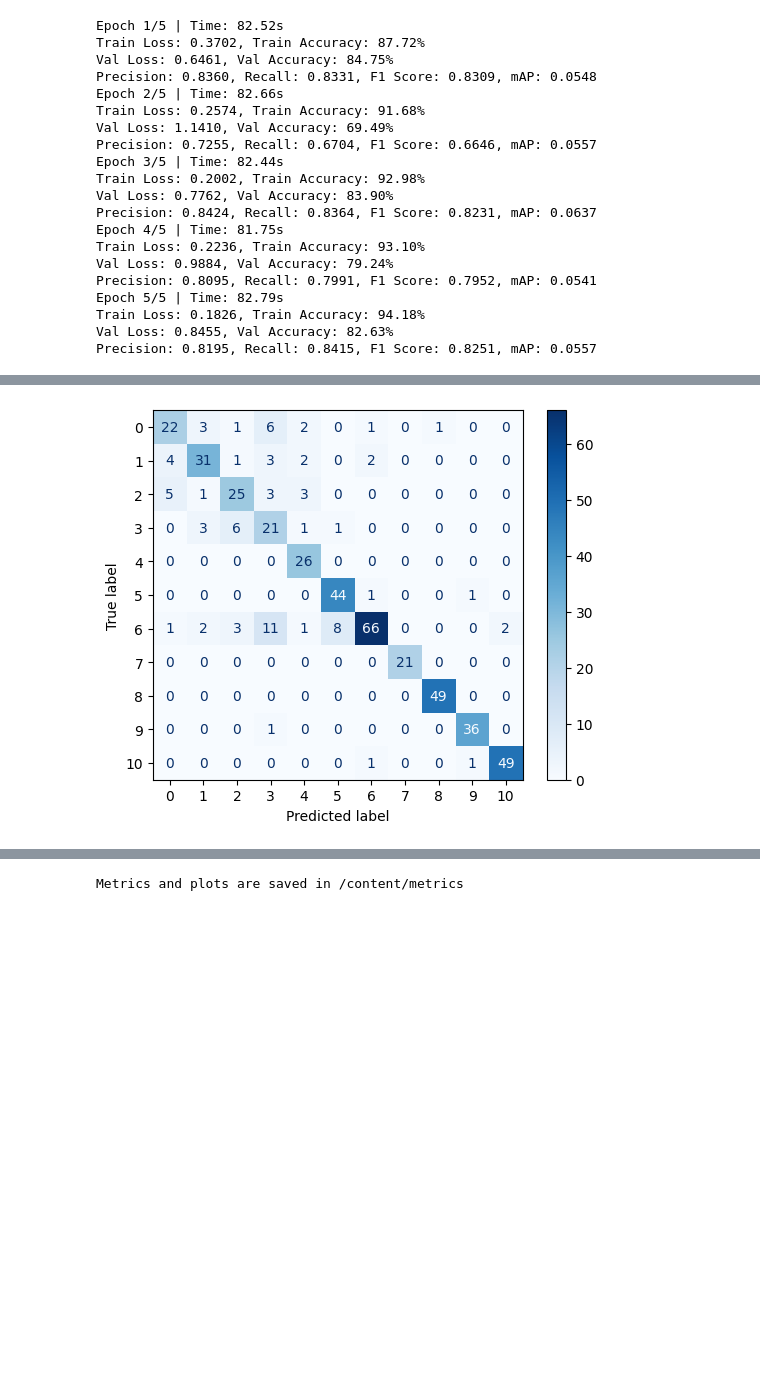
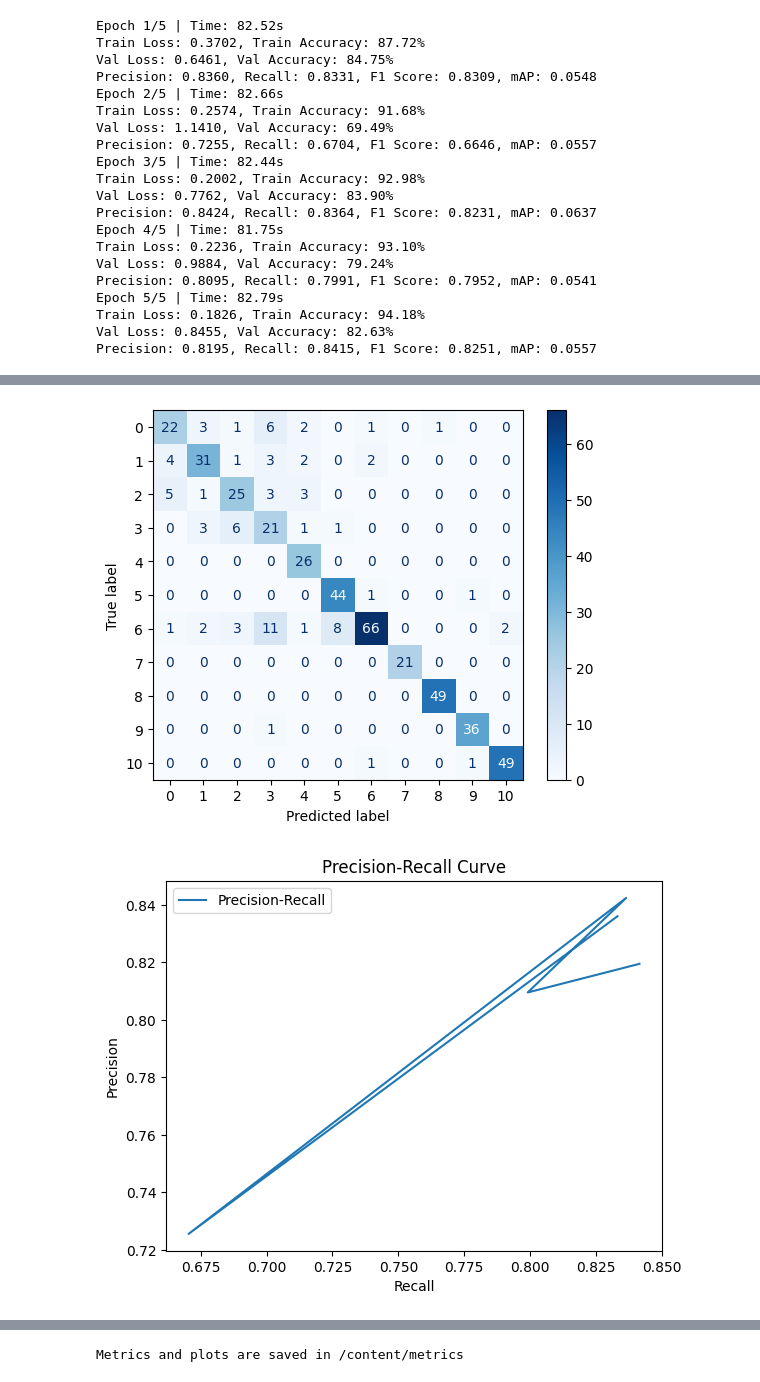
Before and after one commit to leighTOR/fishlens-efficientnet, a Jupyter notebook: fishlens_efficientnetv6.ipynb, the cells around one changed output, grey strips where cells are left out. Drawn from its saved outputs; the diff is of its cells as text; code cells hidden in the pictures; blank space fills up the shorter version.

Commit message:
add graphs

```diff
--- a/fishlens_efficientnetv6.ipynb
+++ b/fishlens_efficientnetv6.ipynb
@@ -288,31 +289,91 @@ def plot_metrics(train_losses, val_losses, train_accuracies, val_accuracies):
     plt.xlabel('Epochs')
     plt.ylabel('Loss')
     plt.legend()
 
     plt.subplot(1, 2, 2)
     plt.plot(epochs, train_accuracies, label='Train Accuracy')
     plt.plot(epochs, val_accuracies, label='Val Accuracy')
     plt.title('Accuracy over Epochs')
     plt.xlabel('Epochs')
     plt.ylabel('Accuracy')
     plt.legend()
 
     plt.tight_layout()
     plt.savefig(f"{save_dir}/loss_accuracy_plot.png")
     plt.show()
 
 # Display confusion matrix
 def plot_confusion_matrix(val_labels, val_preds, num_classes):
     cm = confusion_matrix(val_labels, val_preds)
     disp = ConfusionMatrixDisplay(confusion_matrix=cm, display_labels=range(num_classes))
     disp.plot(cmap=plt.cm.Blues)
     plt.savefig(f"{save_dir}/confusion_matrix.png")
     plt.show()
 
+# Additional graph plotting functions
+
+# 1. Precision-Recall Curve
+def plot_precision_recall_curve(recalls, precisions):
+    plt.figure()
+    plt.plot(recalls, precisions, label='Precision-Recall')
+    plt.xlabel('Recall')
+    plt.ylabel('Precision')
+    plt.title('Precision-Recall Curve')
+    plt.legend()
+    plt.savefig(f"{save_dir}/precision_recall_curve.png")
+    plt.show()
+
+# 2. F1-Score Curve
+def plot_f1_score_curve(f1s):
+    plt.figure()
+    plt.plot(f1s, label='F1 Score')
+    plt.xlabel('Epochs')
+    plt.ylabel('F1 Score')
+    plt.title('F1 Score Curve')
+    plt.legend()
+    plt.savefig(f"{save_dir}/f1_score_curve.png")
+    plt.show()
+
+# 3. Loss Curves (Training and Validation)
+def plot_loss_curves(train_losses, val_losses):
+    plt.figure()
+    plt.plot(train_losses, label='Train Loss')
+    plt.plot(val_losses, label='Validation Loss')
+    plt.xlabel('Epochs')
+    plt.ylabel('Loss')
+    plt.title('Training and Validation Loss')
+    plt.legend()
+    plt.savefig(f"{save_dir}/loss_curves.png")
+    plt.show()
+
+# 4. Overfitting/Underfitting Analysis (Training vs Validation Loss)
+def plot_overfitting_analysis(train_losses, val_losses):
+    plt.figure()
+    plt.plot(train_losses, label='Train Loss')
+    plt.plot(val_losses, label='Validation Loss')
+    plt.xlabel('Epochs')
+    plt.ylabel('Loss')
+    plt.title('Overfitting/Underfitting Analysis')
+    plt.legend()
+    plt.savefig(f"{save_dir}/overfitting_analysis_loss.png")
+    plt.show()
+
 plot_metrics(train_losses, val_losses, train_accuracies, val_accuracies)
 plot_confusion_matrix(val_labels, val_preds, num_classes)
+plot_precision_recall_curve(recalls, precisions)  # Precision-Recall Curve
+plot_f1_score_curve(f1s)  # F1-Score Curve
+plot_loss_curves(train_losses, val_losses)  # Training and Validation Loss
+plot_overfitting_analysis(train_losses, val_losses)  # Overfitting/Underfitting Analysis
 
-print(f"Metrics and plots are saved in {save_dir}");
+# Also save the metrics to a text file (as you did before)
+with open('evaluation_metrics.txt', 'w') as f:
+    f.write(f'Precision: {precisions[-1]}\n')
+    f.write(f'Recall: {recalls[-1]}\n')
+    f.write(f'F1 Score: {f1s[-1]}\n')
+    f.write(f'mAP: {mAPs[-1]}\n')
+
+print(f"Metrics and plots are saved in {save_dir}")
 # %% [output]
 [figure]
 [figure]
+[figure, added]
```
Also changed, not shown: parts of 2 cells of this notebook.
